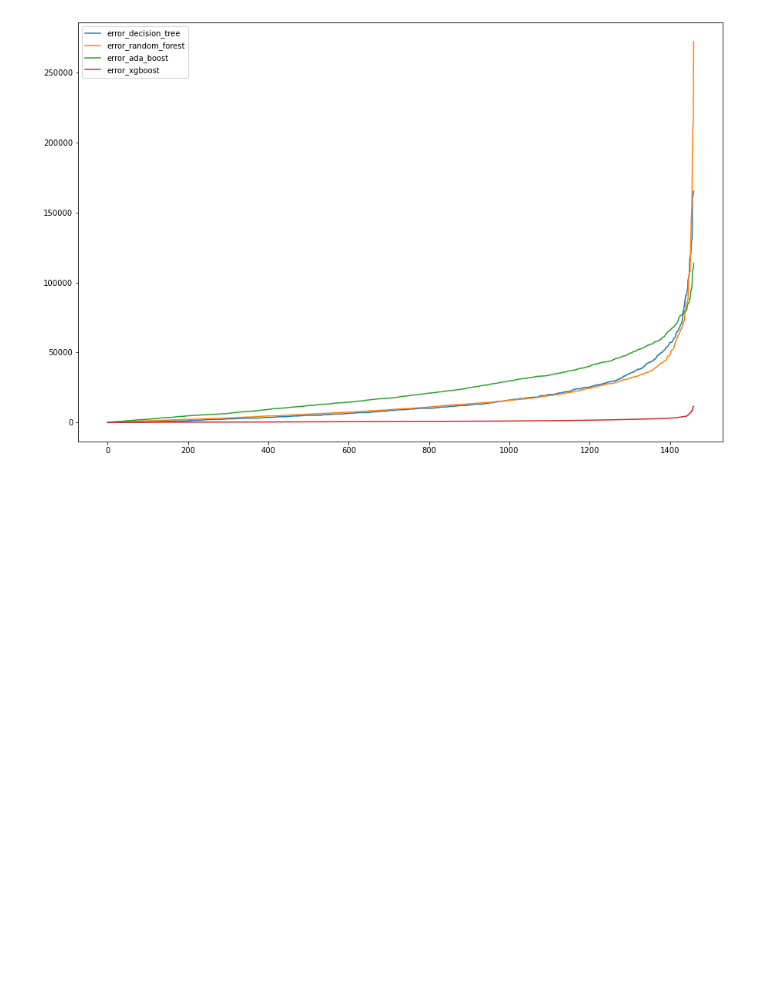
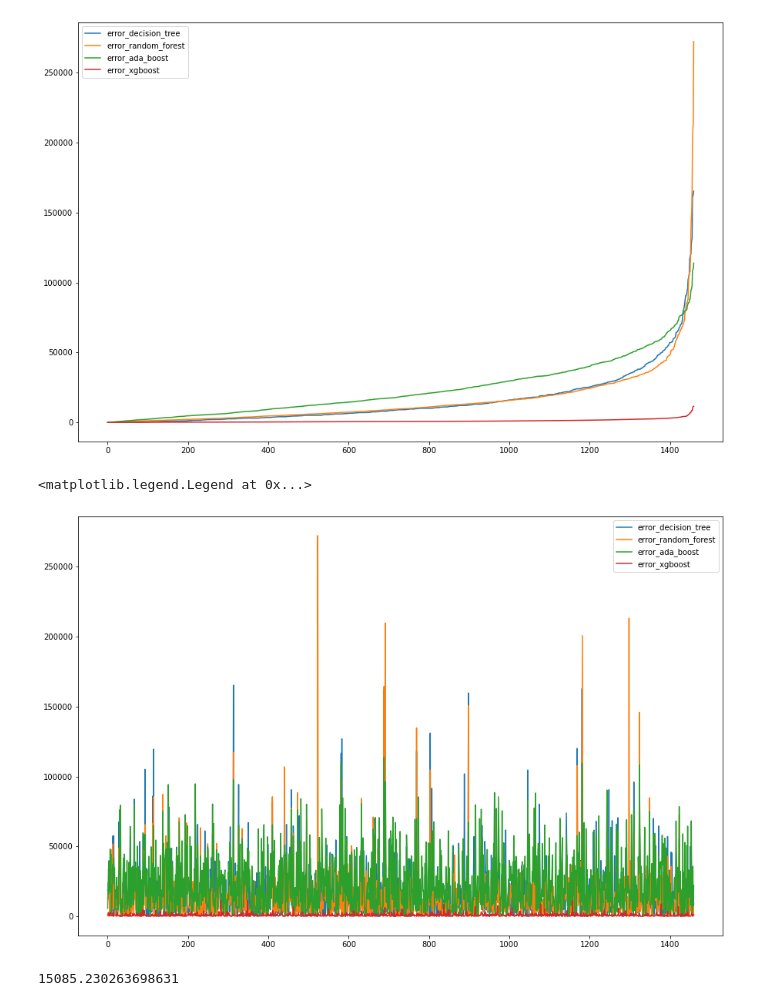
Before and after one commit to Saitam1602/esame-algoritmi, a Jupyter notebook: src/test.ipynb, the cells around one changed output. Drawn from its saved outputs; the diff is of its cells as text; code cells hidden in the pictures; blank space fills up the shorter version.

Commit message:
graph

```diff
--- a/src/test.ipynb
+++ b/src/test.ipynb
@@ -70,3 +70,13 @@ plt.legend()
 # %% [output]
 <matplotlib.legend.Legend at 0x...>
 [figure]
+# %%
+plt.figure(figsize=(15,10))
+plt.plot(df_ris['error_decision_tree'].abs().values.squeeze(), label="error_decision_tree")
+plt.plot(df_ris['error_random_forest'].abs().values.squeeze(), label="error_random_forest")
+plt.plot(df_ris['error_ada_boost'].abs().values.squeeze(), label="error_ada_boost")
+plt.plot(df_ris['error_xgboost'].abs().values.squeeze(), label="error_xgboost")
+plt.legend()
+# %% [output]
+<matplotlib.legend.Legend at 0x...>
+[figure, added]
@@ -72,0 +90,4 @@ plt.legend()
+# %%
+mae_random_forest
+# %% [output]
+15085.230263698631
```
Also changed, not shown: parts of 2 cells of this notebook, 1 other file.
